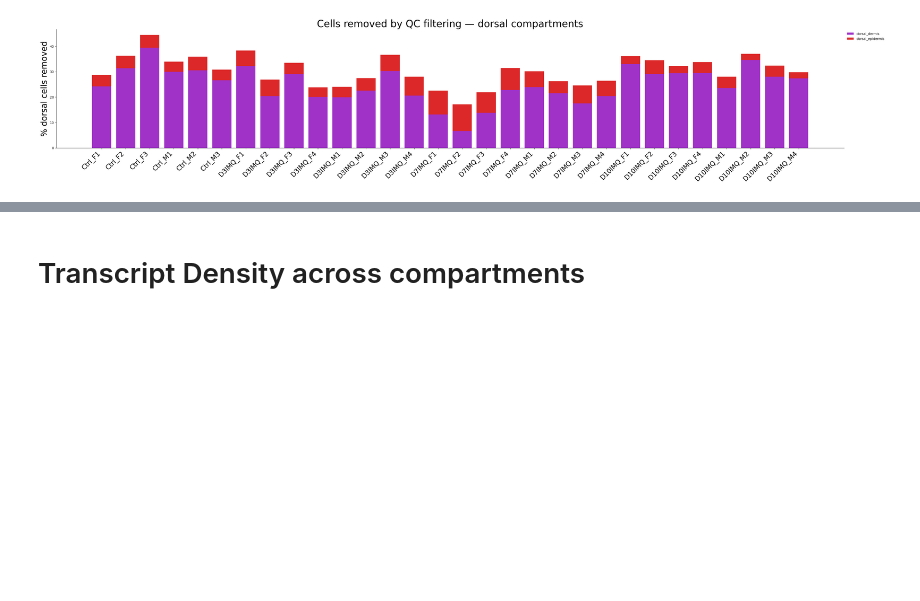
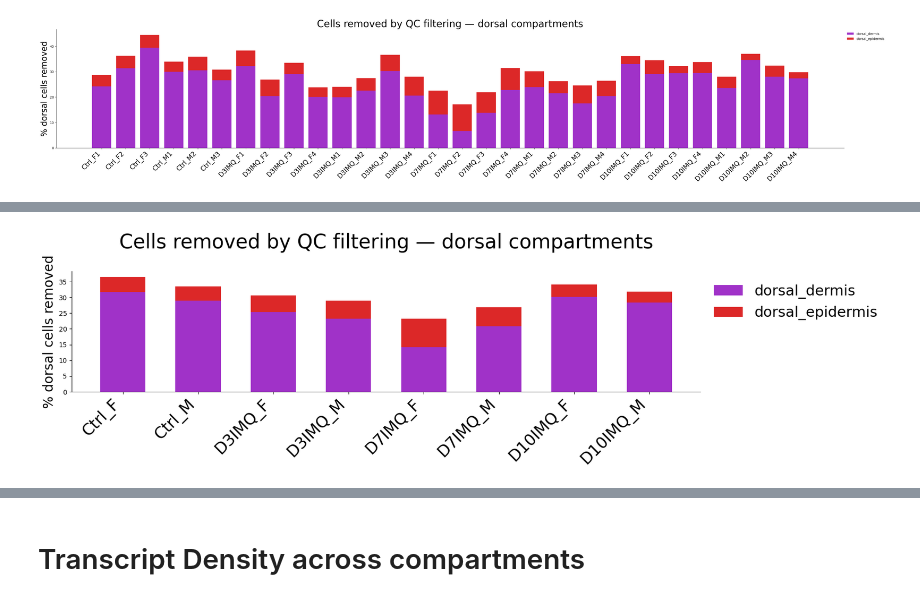
Before and after one commit to DominicBuxton/iMSC_Xenium_Phenocycler_Analysis, a Jupyter notebook: Graphs_Figures_Stats/QC_Integration_Assignment_figure/QC_graphs.ipynb, the cells around one changed output, grey strips where cells are left out. Saved outputs shown, nothing was run; the diff lists cells and outputs as text; code cells hidden in the pictures; blank space fills up the shorter version.

Commit message:
graph sizes yay

```diff
--- a/Graphs_Figures_Stats/QC_Integration_Assignment_figure/QC_graphs.ipynb
+++ b/Graphs_Figures_Stats/QC_Integration_Assignment_figure/QC_graphs.ipynb
@@ -520,0 +303,91 @@ plt.show()
+# %%
+import matplotlib.pyplot as plt
+import numpy as np
+import re
+from collections import defaultdict
+
+compartment_order = ['cartilage', 'ventral_dermis', 'dorsal_dermis','ventral_epidermis', 'dorsal_epidermis']
+compartment_colors = ["#969696", '#D2D2D2', '#A032C8', '#32C832', '#DC2828']
+dorsal_order = ['dorsal_dermis', 'dorsal_epidermis']
+dorsal_colors = ['#A032C8', '#DC2828']
+
+rep_compartment_data = {}
+for name, adata in reps.items():
+    dorsal_mask = adata.obs['compartment'].isin(dorsal_order)
+    dorsal_total = dorsal_mask.sum()
+
+    removed_mask = (
+        (adata.obs['transcript_counts'] < 10) | (adata.obs['n_genes_by_counts'] < 10) |
+        (adata.obs['control_probe_counts'] > 0) |
+        (adata.obs['genomic_control_counts'] > 0) |
+        (adata.obs['control_codeword_counts'] > 0) |
+        (adata.obs['unassigned_codeword_counts'] > 0)
+    )
+
+    removed_obs = adata.obs[removed_mask & dorsal_mask]
+
+    rep_compartment_data[name] = {}
+    for comp in dorsal_order:
+        n_removed = (removed_obs['compartment'] == comp).sum()
+        # Avoid division by zero if a replicate has no dorsal cells
+        rep_compartment_data[name][comp] = (n_removed / dorsal_total * 100) if dorsal_total > 0 else 0
+
+# --- Aggregate replicate data by condition ---
+condition_data = defaultdict(lambda: defaultdict(list))
+
+for rep_name, comps in rep_compartment_data.items():
+    # Extract condition name by removing trailing digits and an optional preceding underscore
+    # e.g., 'Ctrl_F1' -> 'Ctrl_F' or 'D3IMQ_M1' -> 'D3IMQ_M'
+    condition = re.sub(r'_?\d+$', '', rep_name)
+
+    for comp, val in comps.items():
+        condition_data[condition][comp].append(val)
+
+# Compute the mean percentage for each condition
+avg_condition_data = {}
+for condition, comps in condition_data.items():
+    avg_condition_data[condition] = {}
+    for comp, vals in comps.items():
+        avg_condition_data[condition][comp] = np.mean(vals)
+
+# --- plot ---
+def sort_key(name):
+    if 'Ctrl' in name:
+        return (0, name)
+    match = re.search(r'D(\d+)', name)
+    return (int(match.group(1)), name) if match else (999, name)
+
+# Sort based on condition keys instead of individual replicates
+labels = sorted(avg_condition_data.keys(), key=sort_key)
+x = np.arange(len(labels))
+
+# --- MODIFIED FIGSIZE HERE ---
+fig, ax = plt.subplots(figsize=(18, 5)) # TOGGLE FIGSIZE HERE
+
+bottoms = np.zeros(len(labels))
+for comp, color in zip(dorsal_order, dorsal_colors):
+    vals = np.array([avg_condition_data[k][comp] for k in labels])
+    ax.bar(x, vals, bottom=bottoms, color=color, label=comp, width=0.6)
+    bottoms += vals
+
+ax.set_xticks(x)
+
+# --- MODIFIED XTICK LABELS FONTSIZE HERE ---
+ax.set_xticklabels(labels, rotation=45, ha='right', fontsize=24) # TOGGLE XTICK LABELS FONTSIZE HERE
+
+# --- MODIFIED Y-AXIS LABEL FONTSIZE HERE ---
+ax.set_ylabel('% dorsal cells removed', fontsize=20) # TOGGLE Y-AXIS LABEL FONTSIZE HERE
+
+# --- MODIFIED TITLE FONTSIZE HERE ---
+ax.set_title('Cells removed by QC filtering — dorsal compartments', fontsize=30, pad = 35) # TOGGLE TITLE FONTSIZE HERE
+
+# --- MODIFIED LEGEND FONTSIZE HERE ---
+ax.legend(frameon=False, bbox_to_anchor=(1, 1), loc='upper left', fontsize=22) # TOGGLE LEGEND FONTSIZE HERE
+
+ax.spines[['top', 'right']].set_visible(False)
+
+plt.tight_layout()
+plt.subplots_adjust(bottom=0.3)
+plt.savefig(r"C:\Users\dbuxton\OneDrive\Desktop\biochem\Year 4\Thesis\results figures or slides\Final assembly\QC_figures\QC_per_condition_dorsal.png", dpi = 500)
+# %% [output]
+[figure, added]
```
Also changed, not shown: parts of 5 cells of this notebook.
